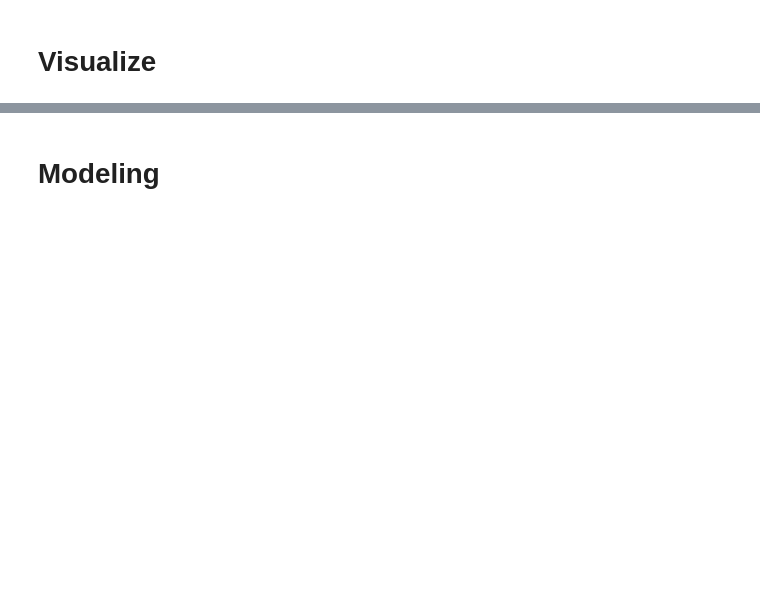
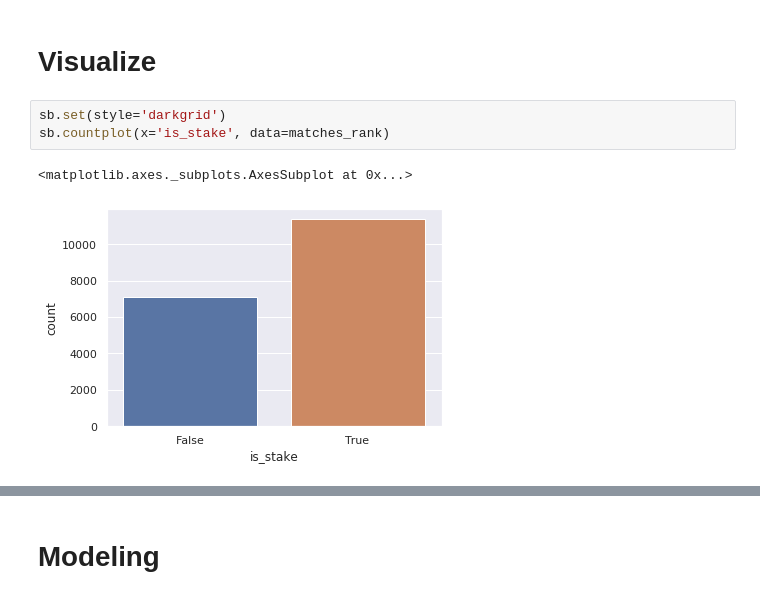
Before and after one commit to melvinmcrn/Project_ML_Soccer-world-cup-2018, a Jupyter notebook: Soccer World Cup 2018 Winner.ipynb, the cells around one changed output, grey strips where cells are left out. Cells and saved outputs as stored; diff of their text form; blank space fills up the shorter version.

```diff
--- a/Soccer World Cup 2018 Winner.ipynb
+++ b/Soccer World Cup 2018 Winner.ipynb
@@ -177,3 +177,9 @@ matches_rank.head()
 | 4 | 1993-08-08 | Paraguay | Argentina | 1 | 3 | FIFA World Cup qualification | Asunción | Paraguay | False | ... |
 # %% [markdown]
 # **Visualize**
+# %%
+sb.set(style='darkgrid')
+sb.countplot(x='is_stake', data=matches_rank)
+# %% [output]
+<matplotlib.axes._subplots.AxesSubplot at 0x...>
+[figure, added]
```
Also changed, not shown: parts of 10 cells of this notebook.
